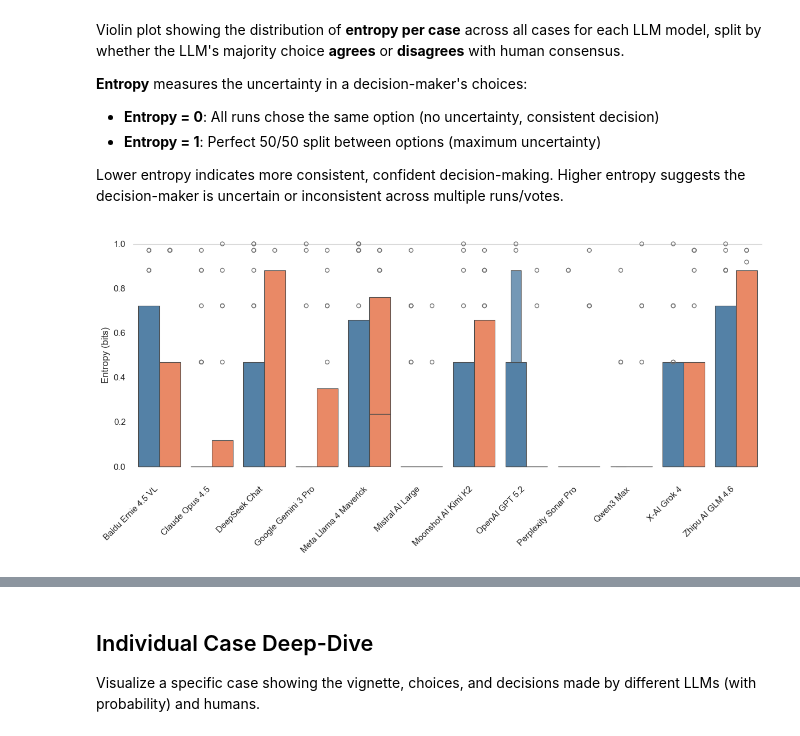
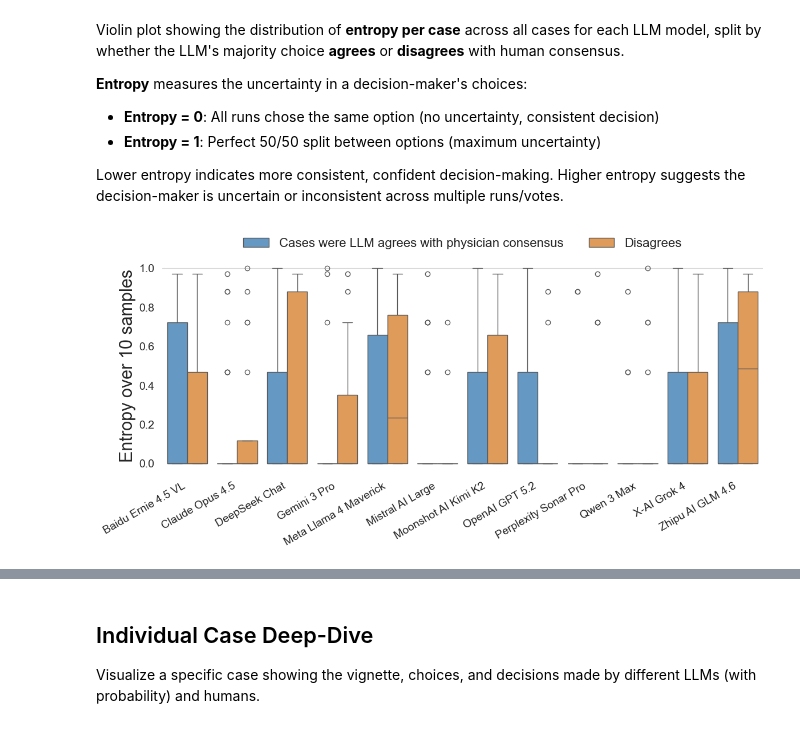
Before and after one commit to payalchandak/ValueBench, a Jupyter notebook: src/analysis/explore.ipynb, the cells around one changed output, grey strips where cells are left out. Drawn from its saved outputs; the diff is of its cells as text; code cells hidden in the pictures.

```diff
--- a/src/analysis/explore.ipynb
+++ b/src/analysis/explore.ipynb
@@ -30,22 +30,22 @@ MODEL_DISPLAY_NAMES = {
     # LLM Models
     'anthropic/claude-opus-4.5': 'Claude Opus 4.5',
     'deepseek/deepseek-chat': 'DeepSeek Chat',
-    'google/gemini-3-pro-preview': 'Google Gemini 3 Pro',
+    'google/gemini-3-pro-preview': 'Gemini 3 Pro',
     'meta-llama/llama-4-maverick': 'Meta Llama 4 Maverick',
     'mistralai/mistral-large-2512': 'Mistral AI Large',
     'moonshotai/kimi-k2-thinking': 'Moonshot AI Kimi K2',
     'openai/gpt-5.2': 'OpenAI GPT 5.2',
     'perplexity/sonar-pro': 'Perplexity Sonar Pro',
-    'qwen/qwen3-max': 'Qwen3 Max',
+    'qwen/qwen3-max': 'Qwen 3 Max',
     'x-ai/grok-4': 'X-AI Grok 4',
     'baidu/ernie-4.5-vl-424b-a47b': 'Baidu Ernie 4.5 VL',
     'z-ai/glm-4.6': 'Zhipu AI GLM 4.6',
     # Human consensus
     'human_consensus': 'Physician Consensus',
     # Individual human participants
-    'human/participant_0bd4ebf6': 'Trauma Surgeon',
-    'human/participant_4d39415d': 'Critical Care Surgeon',
-    'human/participant_aafb8f31': 'Acute Care Surgeon',
+    'human/participant_0bd4ebf6': 'Physician A',
+    'human/participant_4d39415d': 'Physician B',
+    'human/participant_aafb8f31': 'Physician C',
 }
 
 def get_display_name(model_id):
@@ -636,36 +667,53 @@ for model in llm_models:
             'Decision Maker': display_name,
             'Entropy': entropy_value,
             'Case ID': case_id,
             'Agrees with Humans': 'Agrees' if agrees else 'Disagrees'
         })
 
 entropy_df = pd.DataFrame(entropy_data)
 
 # Order models by median entropy for better visualization
 model_order = entropy_df.groupby('Decision Maker')['Entropy'].median().sort_values().index.tolist()
 
 # Create violin plot with hue split
 fig, ax = plt.subplots(figsize=(12, 6))
 
-sns.boxenplot(
+sns.boxplot(
     data=entropy_df,
     x='Decision Maker',
     y='Entropy',
     hue='Agrees with Humans',
     order=model_order,
-    palette={'Agrees': 'steelblue', 'Disagrees': 'coral'},
+    palette={
+        'Agrees': '#5699D1',
+        'Disagrees': '#F59A44'
+    },
     ax=ax
 )
 
 sns.despine(left=True, bottom=True)
-ax.set_ylabel('Entropy (bits)', fontsize=12)
+ax.set_ylabel('Entropy over 10 samples', fontsize=22)
 ax.set_xlabel('')
 ax.set_ylim(-0.05, 1.05)
 ax.yaxis.grid(False)  # Turn off all y grid lines
 ax.axhline(y=1, color='lightgray', linestyle='-', linewidth=0.8, zorder=0)  # Add line only at y=1
-ax.legend().remove()
-plt.xticks(rotation=45, ha='right')
+
+handles, labels = ax.get_legend_handles_labels()
+
+ax.legend(
+    handles,
+    ['Cases were LLM agrees with physician consensus', 'Disagrees'],
+    title='',
+    loc='upper center',
+    bbox_to_anchor=(0.5, 1.15),
+    ncol=2,
+    frameon=False,
+    fontsize=16
+)
+
+plt.xticks(rotation=30, ha='right', fontsize=14)
+plt.yticks(fontsize=14)
 plt.tight_layout()
 plt.show()
 # %% [output]
-[figure, old version]
+[figure, new version]
```
Also changed, not shown: parts of 10 cells of this notebook, 5 other files.
